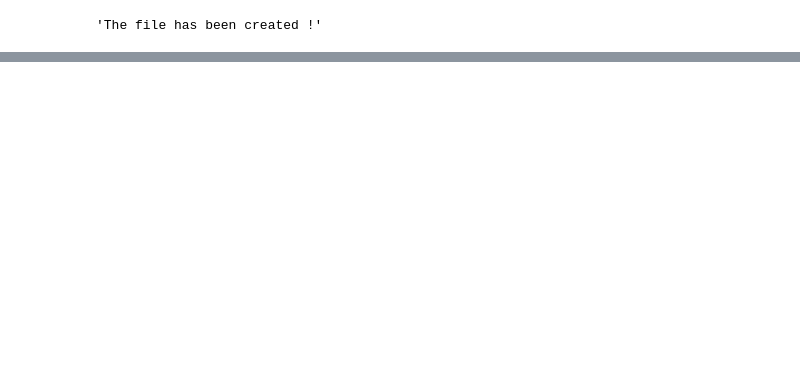
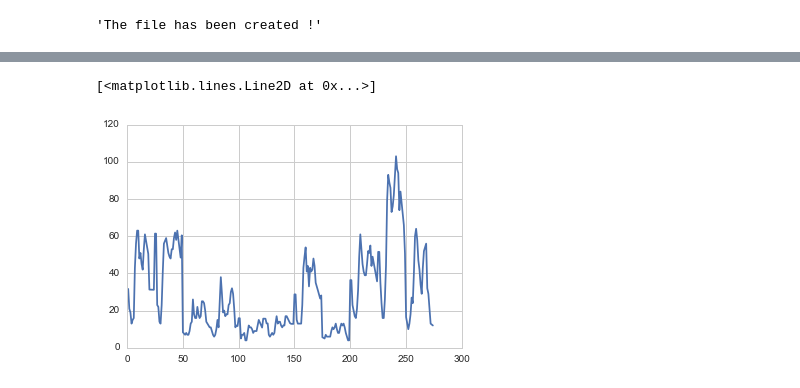
Before and after one commit to MGIMM/Predict-pollution-in-an-asian-megacity, a Jupyter notebook: Preliminary Analysis.ipynb, the cells around one changed output, grey strips where cells are left out. Cells and saved outputs as stored; diff of their text form; code cells hidden in the pictures; blank space fills up the shorter version.

```diff
--- a/Preliminary Analysis.ipynb
+++ b/Preliminary Analysis.ipynb
@@ -80,0 +81,6 @@ DataOutput('test.csv',Xtrain,"windBearingSin_04145",'2015-01-28')
+# %%
+a = DataSample(Xtrain,"NO2",'2015-01-30 00').iloc[0,:].values
+plt.plot(list(a[1:]))
+# %% [output]
+[<matplotlib.lines.Line2D at 0x...>]
+[figure, added]
```
Also changed, not shown: parts of 8 cells of this notebook, 1 other file.
